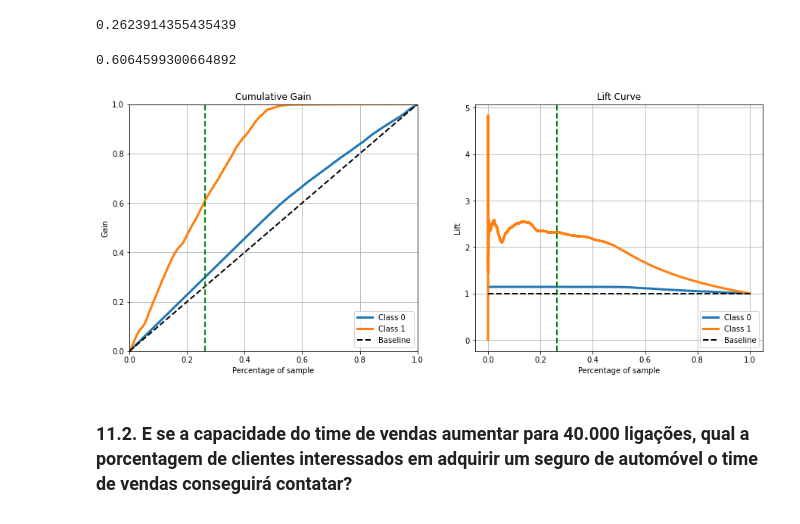
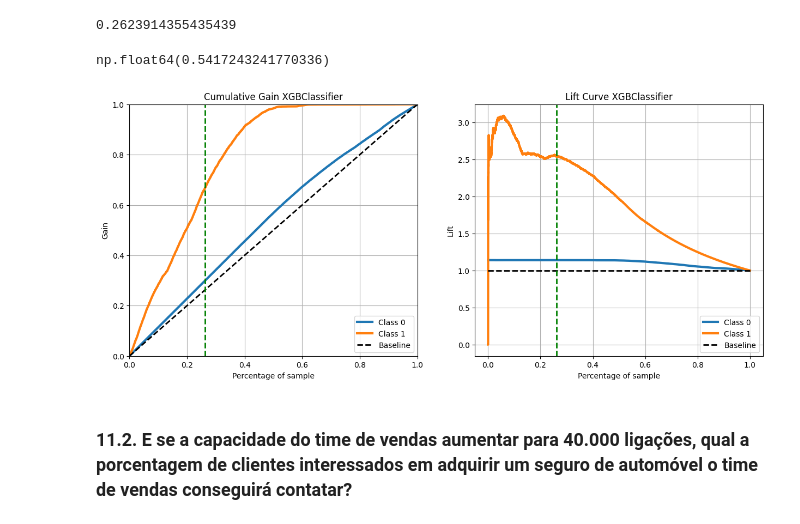
Before and after one commit to douglasaturnino/health-insurance-cross-sell, a Jupyter notebook: notebooks/1.0_dso_health_insurance_cross_sell.ipynb, the cells around one changed output. Drawn from its saved outputs; the diff is of its cells as text; code cells hidden in the pictures.

```diff
--- a/notebooks/1.0_dso_health_insurance_cross_sell.ipynb
+++ b/notebooks/1.0_dso_health_insurance_cross_sell.ipynb
@@ -920,14 +951,14 @@ d10.sort_values('response', ascending=False).head(10)
 # %% [markdown]
 # 11. Business and Financial Results
 # %%
-d11 = pickle.load(open(os.path.join(home, 'data', 'intermediary', 'd11.pkl'), 'rb' ))
-x_val = pickle.load(open(os.path.join(home, 'data', 'intermediary', 'x_val.pkl'), 'rb' ))
-#y_val = pickle.load(open(os.path.join(home, 'data', 'intermediary', 'y_val.pkl'), 'rb' ))
+#x_val = pickle.load(open(os.path.join(home, 'data', 'processed', 'x_val.pkl'), 'rb' ))
+#y_val = pickle.load(open(os.path.join(home, 'data', 'processed', 'y_val.pkl'), 'rb' ))
 model = pickle.load(open(os.path.join(home, 'data', 'models', 'model_xgb.pkl'), 'rb' ))
 yhat = model.predict_proba(x_val)
 # %% [markdown]
 ### 11.1. Qual a porcentagem de clientes interessados em adquirir um seguro de automóvel, o time de vendas conseguirá contatar fazendo 20.000 ligações?
 # %%
+df11 = x_val.copy()
 # join prediction into original data
-d11['response'] = yhat[:, 1].tolist()
-d11['percent'] = yhat[:, 0].tolist()
+df11['response'] = yhat[:, 1].tolist()
+df11['percent'] = yhat[:, 0].tolist()
@@ -934,18 +974,18 @@ d11['percent'] = yhat[:, 0].tolist()
 # %%
-d11 = d11.sort_values('response', ascending=False)
+df11 = df11.sort_values('response', ascending=False)
 # %%
-percennt_at_20k = 20000/ len(d11)
+percennt_at_20k = 20000/ len(df11)
 percennt_at_20k
 # %% [output]
 0.2623914355435439
 # %%
-recall_at_k(d11, k=20000)
+recall_at_k(df11, k=20000)
 # %% [output]
-0.6064599300664892
+np.float64(0.5417243241770336)
 # %%
-plot_gains_and_lift_curve(y_val, model, axvline=percennt_at_20k)
+plot_gains_and_lift_curve(y_val, yhat, type(model).__name__, axvline=percennt_at_20k)
 # %% [output]
-[figure, old version]
+[figure, new version]
 # %% [markdown]
 ### 11.2. E se a capacidade do time de vendas aumentar para 40.000 ligações, qual a porcentagem de clientes interessados em adquirir um seguro de automóvel o time de vendas conseguirá contatar?
 # %%
```
Also changed, not shown: parts of 45 cells of this notebook, 1 other file.
